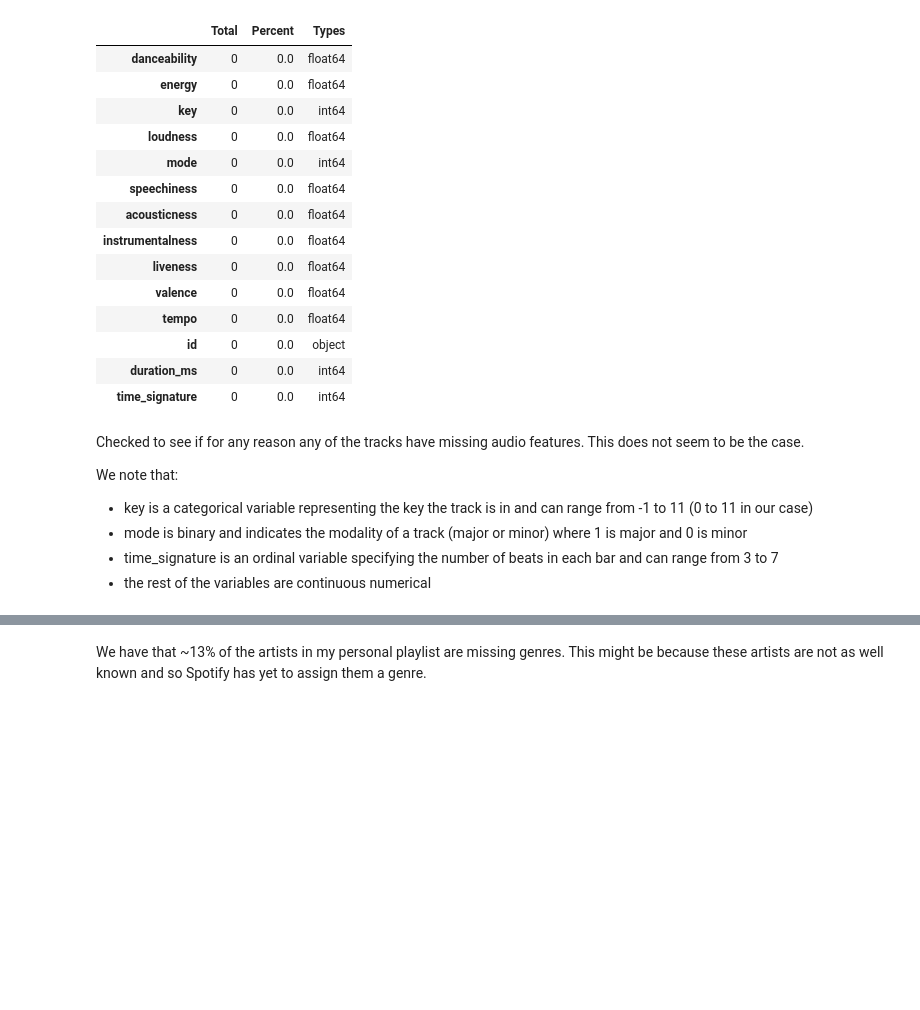
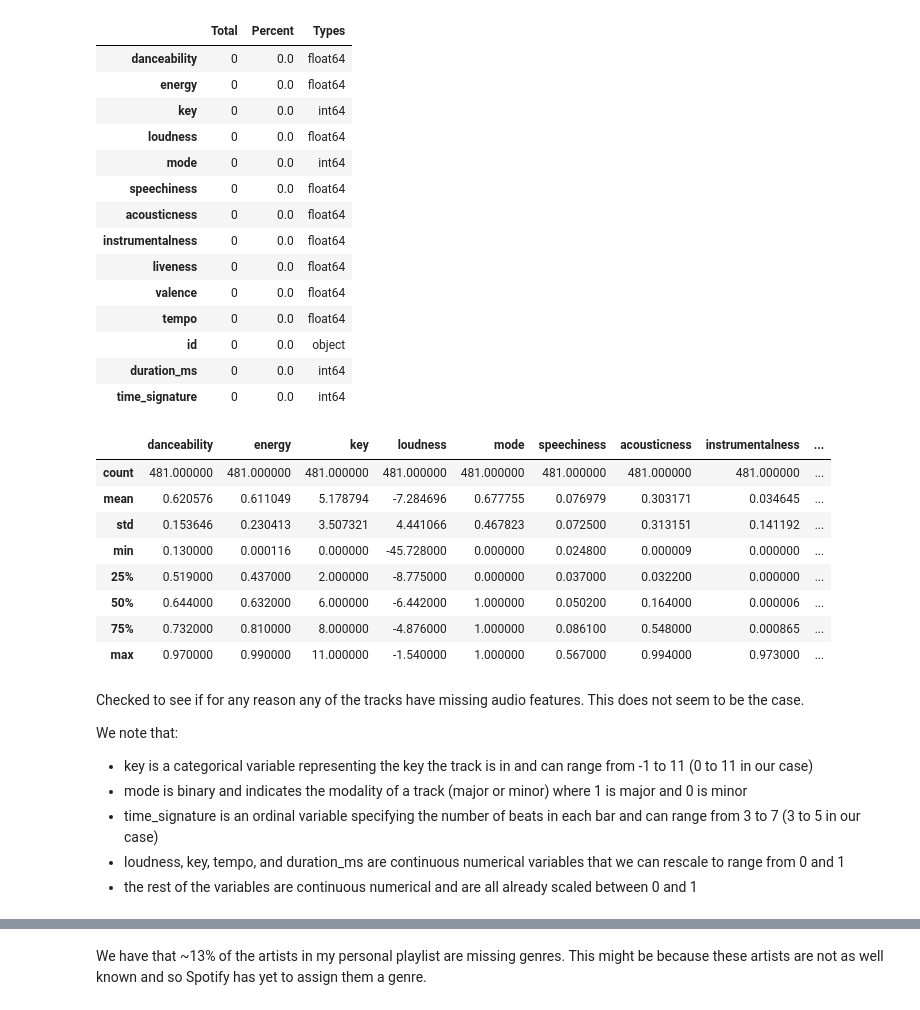
Before and after one commit to andychannery/Spotify, a Jupyter notebook: ml_models/exploratory_analysis.ipynb, the cells around one changed output, grey strips where cells are left out. Cells and saved outputs as stored; diff of their text form; code cells hidden in the pictures; blank space fills up the shorter version.

```diff
--- a/ml_models/exploratory_analysis.ipynb
+++ b/ml_models/exploratory_analysis.ipynb
@@ -86,11 +86,24 @@ missing_data_check(track_features)
 | id | 0 | 0.0 | object |
 | duration_ms | 0 | 0.0 | int64 |
 | time_signature | 0 | 0.0 | int64 |
+# %%
+track_features.describe()
+# %% [output]
+|  | danceability | energy | key | loudness | mode | speechiness | acousticness | instrumentalness | ... |
+| count | 481.000000 | 481.000000 | 481.000000 | 481.000000 | 481.000000 | 481.000000 | 481.000000 | 481.000000 | ... |
+| mean | 0.620576 | 0.611049 | 5.178794 | -7.284696 | 0.677755 | 0.076979 | 0.303171 | 0.034645 | ... |
+| std | 0.153646 | 0.230413 | 3.507321 | 4.441066 | 0.467823 | 0.072500 | 0.313151 | 0.141192 | ... |
+| min | 0.130000 | 0.000116 | 0.000000 | -45.728000 | 0.000000 | 0.024800 | 0.000009 | 0.000000 | ... |
+| 25% | 0.519000 | 0.437000 | 2.000000 | -8.775000 | 0.000000 | 0.037000 | 0.032200 | 0.000000 | ... |
+| 50% | 0.644000 | 0.632000 | 6.000000 | -6.442000 | 1.000000 | 0.050200 | 0.164000 | 0.000006 | ... |
+| 75% | 0.732000 | 0.810000 | 8.000000 | -4.876000 | 1.000000 | 0.086100 | 0.548000 | 0.000865 | ... |
+| max | 0.970000 | 0.990000 | 11.000000 | -1.540000 | 1.000000 | 0.567000 | 0.994000 | 0.973000 | ... |
 # %% [markdown]
 Checked to see if for any reason any of the tracks have missing audio features. This does not seem to be the case.
 
 We note that:
 - key is a categorical variable representing the key the track is in and can range from -1 to 11 (0 to 11 in our case)
 - mode is binary and indicates the modality of a track (major or minor) where 1 is major and 0 is minor
-- time_signature is an ordinal variable specifying the number of beats in each bar and can range from 3 to 7
-- the rest of the variables are continuous numerical
+- time_signature is an ordinal variable specifying the number of beats in each bar and can range from 3 to 7 (3 to 5 in our case)
+- loudness, key, tempo, and duration_ms are continuous numerical variables that we can rescale to range from 0 and 1
+- the rest of the variables are continuous numerical and are all already scaled between 0 and 1
```
Also changed, not shown: parts of 14 cells of this notebook, 5 other files.
